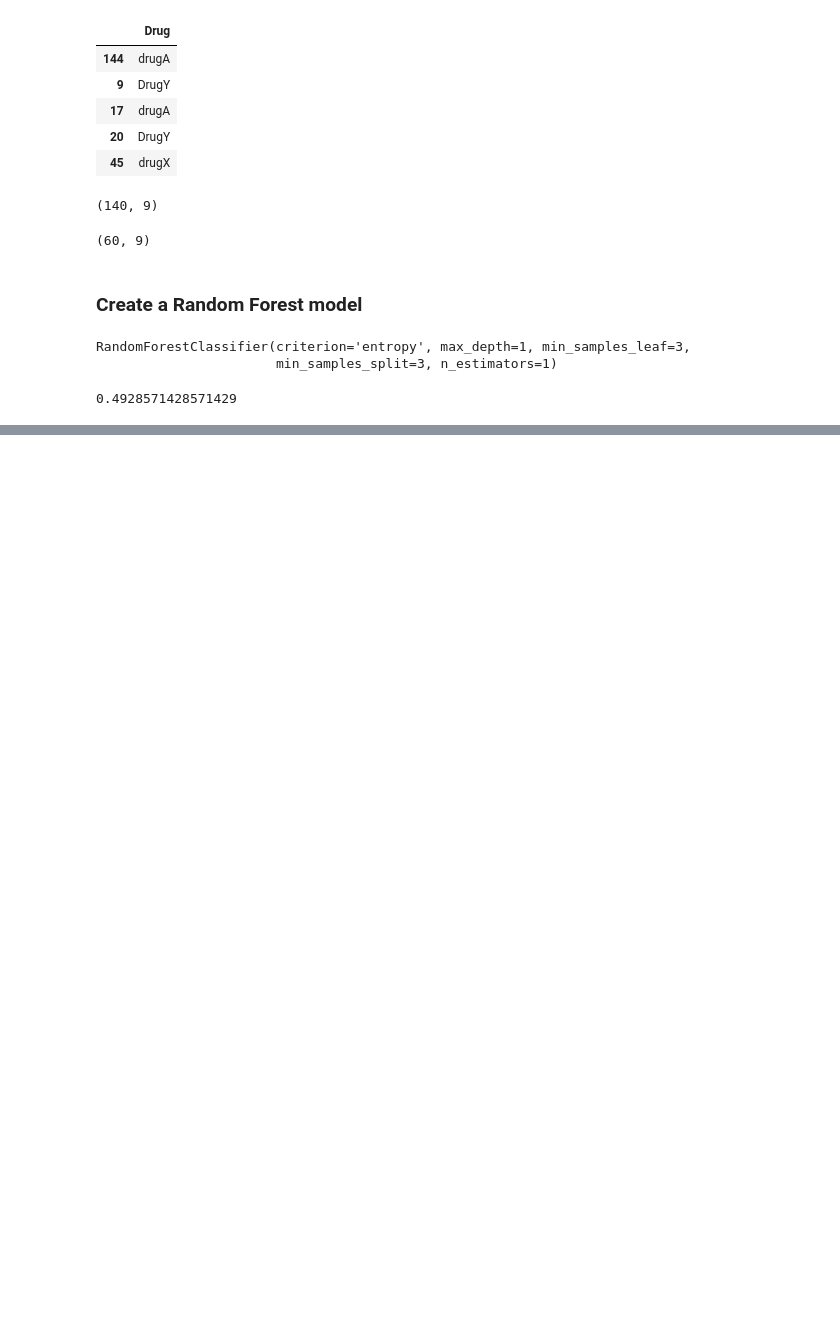
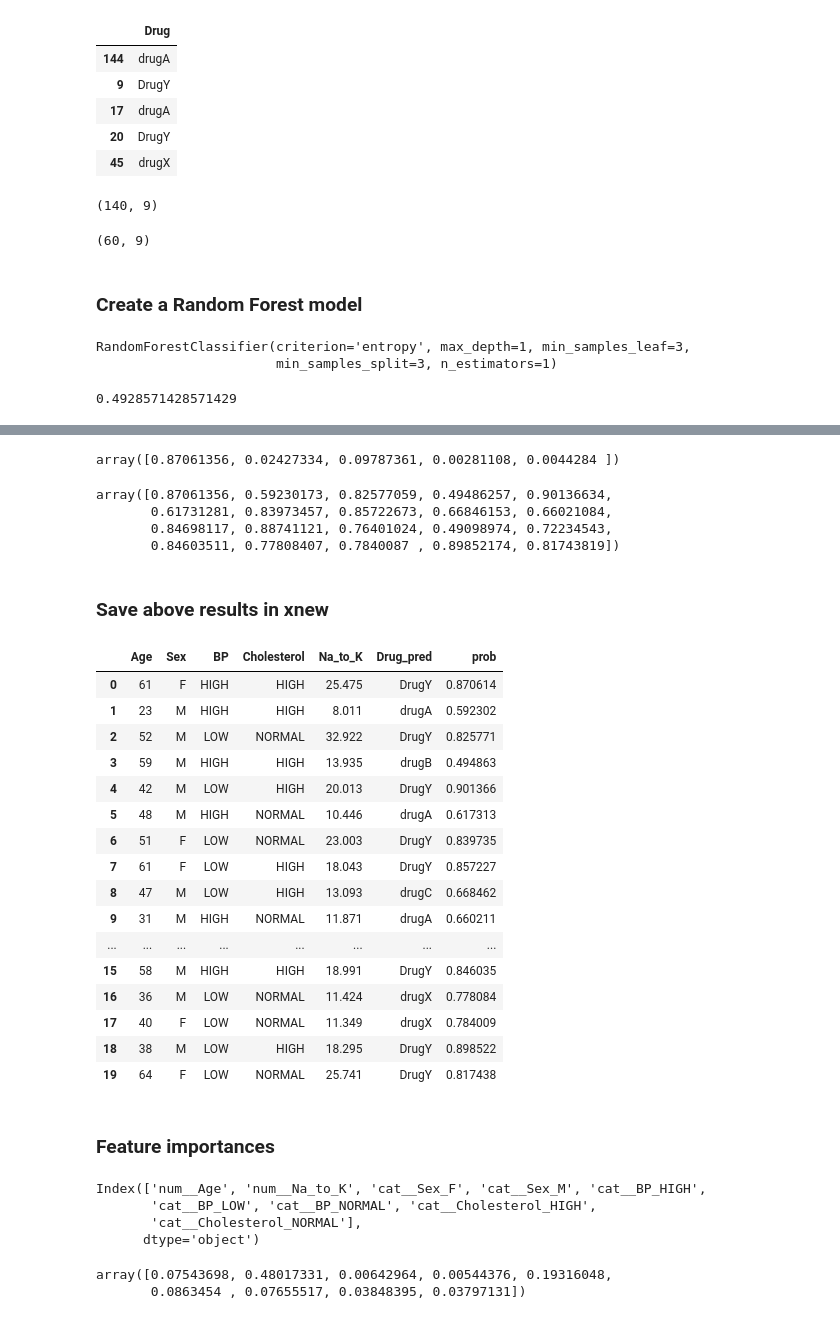
Before and after one commit to samrudhineve/Machine-Learning, a Jupyter notebook: Random Forest Classification/RFC.ipynb, the cells around one changed output, grey strips where cells are left out. Drawn from its saved outputs; the diff is of its cells as text; code cells hidden in the pictures; blank space fills up the shorter version.

```diff
--- a/Random Forest Classification/RFC.ipynb
+++ b/Random Forest Classification/RFC.ipynb
@@ -196,0 +392,3 @@ model.score(xtrain,ytrain)
+# %%
+probs = best_rfc.predict_proba(xnew_pre)
+probs[0:5]
@@ -196,0 +406,53 @@ model.score(xtrain,ytrain)
+# %%
+probs[0]
+# %% [output]
+array([0.87061356, 0.02427334, 0.09787361, 0.00281108, 0.0044284 ])
+# %%
+import numpy as np
+max_probs = np.max(probs, axis=1)
+max_probs
+# %% [output]
+array([0.87061356, 0.59230173, 0.82577059, 0.49486257, 0.90136634,
+       0.61731281, 0.83973457, 0.85722673, 0.66846153, 0.66021084,
+       0.84698117, 0.88741121, 0.76401024, 0.49098974, 0.72234543,
+       0.84603511, 0.77808407, 0.7840087 , 0.89852174, 0.81743819])
+# %% [markdown]
+### Save above results in xnew
+# %%
+xnew['Drug_pred'] = preds
+xnew['prob'] = max_probs
+# %%
+xnew
+# %% [output]
+|  | Age | Sex | BP | Cholesterol | Na_to_K | Drug_pred | prob |
+| 0 | 61 | F | HIGH | HIGH | 25.475 | DrugY | 0.870614 |
+| 1 | 23 | M | HIGH | HIGH | 8.011 | drugA | 0.592302 |
+| 2 | 52 | M | LOW | NORMAL | 32.922 | DrugY | 0.825771 |
+| 3 | 59 | M | HIGH | HIGH | 13.935 | drugB | 0.494863 |
+| 4 | 42 | M | LOW | HIGH | 20.013 | DrugY | 0.901366 |
+| 5 | 48 | M | HIGH | NORMAL | 10.446 | drugA | 0.617313 |
+| 6 | 51 | F | LOW | NORMAL | 23.003 | DrugY | 0.839735 |
+| 7 | 61 | F | LOW | HIGH | 18.043 | DrugY | 0.857227 |
+| 8 | 47 | M | LOW | HIGH | 13.093 | drugC | 0.668462 |
+| 9 | 31 | M | HIGH | NORMAL | 11.871 | drugA | 0.660211 |
+| ... | ... | ... | ... | ... | ... | ... | ... |
+| 15 | 58 | M | HIGH | HIGH | 18.991 | DrugY | 0.846035 |
+| 16 | 36 | M | LOW | NORMAL | 11.424 | drugX | 0.778084 |
+| 17 | 40 | F | LOW | NORMAL | 11.349 | drugX | 0.784009 |
+| 18 | 38 | M | LOW | HIGH | 18.295 | DrugY | 0.898522 |
+| 19 | 64 | F | LOW | NORMAL | 25.741 | DrugY | 0.817438 |
+# %% [markdown]
+### Feature importances
+# %%
+xtrain.columns
+# %% [output]
+Index(['num__Age', 'num__Na_to_K', 'cat__Sex_F', 'cat__Sex_M', 'cat__BP_HIGH',
+       'cat__BP_LOW', 'cat__BP_NORMAL', 'cat__Cholesterol_HIGH',
+       'cat__Cholesterol_NORMAL'],
+      dtype='object')
+# %%
+imp = best_rfc.feature_importances_
+imp
+# %% [output]
+array([0.07543698, 0.48017331, 0.00642964, 0.00544376, 0.19316048,
+       0.0863454 , 0.07655517, 0.03848395, 0.03797131])
```
Also changed, not shown: parts of 35 cells of this notebook.
